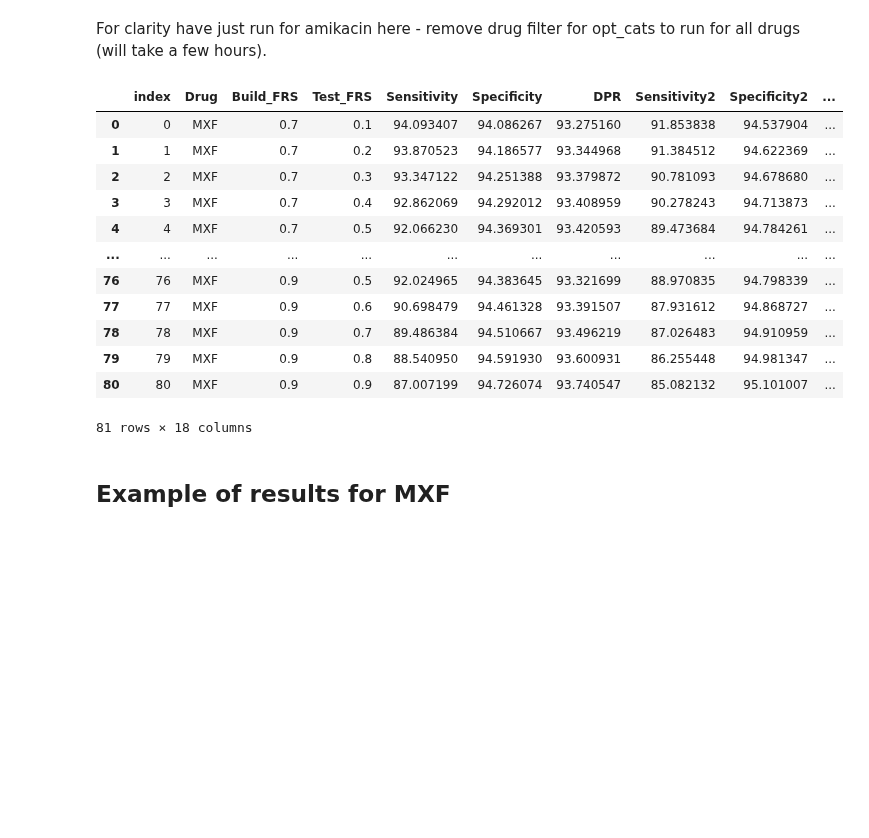
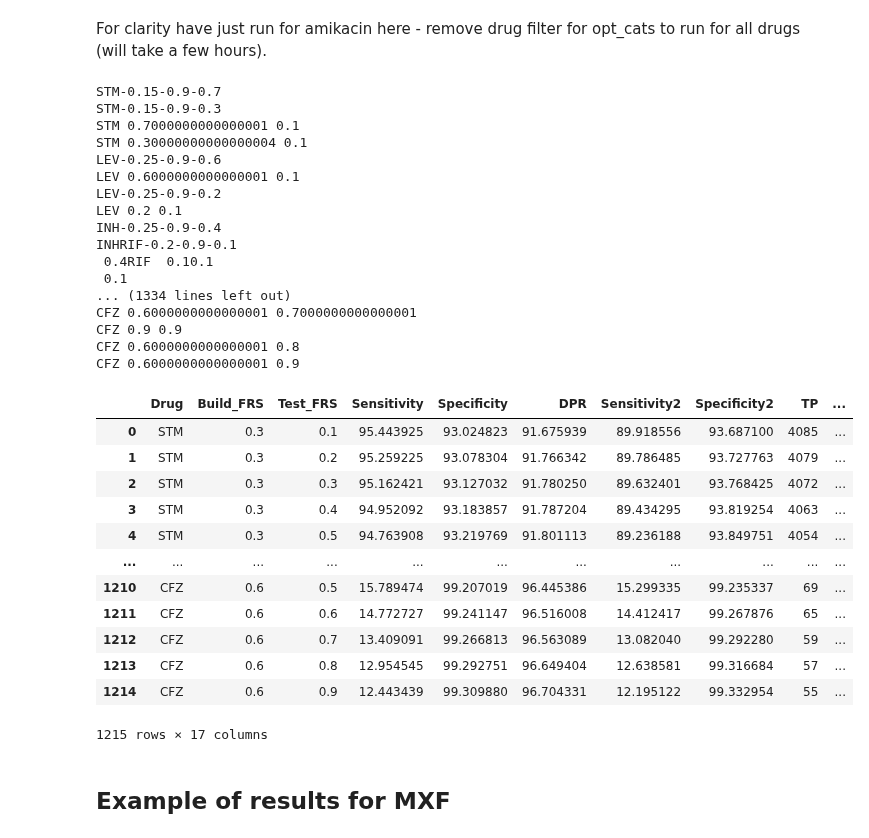
Before and after one commit to fowler-lab/cryptic-catalogues-2025, a Jupyter notebook: 03-scan-frs.ipynb, the cells around one changed output. Drawn from its saved outputs; the diff is of its cells as text; code cells hidden in the pictures; blank space fills up the shorter version.

```diff
--- a/03-scan-frs.ipynb
+++ b/03-scan-frs.ipynb
@@ -49,7 +49,7 @@ with open('data/drug_to_genes.json', 'r') as f:
 run_long_processes = False
 
 # number of cores
-n_cores = 8
+n_cores = 9
 # %%
 #read in optimal catalogues determined in 02-gred-search.ipynb
 opt_cats = pd.read_csv('results/grid_search/opt_cats_MTBC-CRyPTICv1.1.1-2025.8.csv')
@@ -132,19 +132,19 @@ def process_drug_frs(args):
 
     # Build a catalogue for specified drug at specified FRS
     catfile = f"./catalogues/MTBC-CRyPTICv1.1.1-2025.8/frs/{drug.lower()}/bg_{background}_p_{p}_FRS_{np.round(build_FRS,1)}.csv"
-    catalogue = BinaryBuilder(samples=phenotypes, mutations=mutations, frs=build_FRS, seed=drug_genes[drug]['phylogenetic']).build(
-        test='Binomial', background=background, strict_unlock=True, p=p
-    )
+    #catalogue = BinaryBuilder(samples=phenotypes, mutations=mutations, frs=build_FRS, seed=drug_genes[drug]['phylogenetic']).build(
+     #   test='Binomial', background=background, strict_unlock=True, p=p
+    #)
     print(f'{drug}-{background}-{p}-{np.round(build_FRS, 1)}')
-    catalogue.to_piezo(
-        genbank_ref='NC00962.3',
-        catalogue_name=f'{drug}-{background}-{p}-{np.round(build_FRS, 1)}',
-        version='0.0',
-        drug=drug,
-        wildcards=f"./data/wildcards/{drug.lower()}_wildcards.json",
-        json_dumps=True,
-        outfile=catfile
-    )
+    #catalogue.to_piezo(
+    #    genbank_ref='NC00962.3',
+    #    catalogue_name=f'{drug}-{background}-{p}-{np.round(build_FRS, 1)}',
+    #    version='0.0',
+    #    drug=drug,
+    #    wildcards=f"./data/wildcards/{drug.lower()}_wildcards.json",
+    #    json_dumps=True,
+    #    outfile=catfile
+    #)
 
     sens_results[build_FRS], spec_results[build_FRS], cov_results[build_FRS] = {}, {}, {}
     sens2_results[build_FRS], spec2_results[build_FRS] = {}, {}
@@ -160,7 +160,7 @@ def process_drug_frs(args):
             how='left'
         )
         print (drug, build_FRS, test_FRS)
-        cm, cov, sens, ppv, spec, sens2, spec2 = functions.piezo_predict(iso_df=all_data, drug=drug, catalogue_file=catfile)
+        cm, cov, sens, spec, ppv, sens2, spec2 = functions.piezo_predict(iso_df=all_data, drug=drug, catalogue_file=catfile)
 
         TP = cm[0, 0]
         FN = cm[0, 1]
@@ -211,7 +211,7 @@ def convert_to_dataframe(matrix, metric):
 For clarity have just run for amikacin here - remove drug filter for opt_cats to run for all drugs (will take a few hours).
 # %%
 #remve to run for all drugs
-opt_cats = opt_cats[opt_cats.DRUG=='MXF']
+#opt_cats = opt_cats[opt_cats.DRUG=='MXF']
 
 # Parallel execution
 if run_long_processes:
@@ -239,46 +239,63 @@ if run_long_processes:
         axis=1
     )
     perf_df.to_csv(
         'results/frs/MTBC-CRyPTICv1.1.1-2025.8_train_perf.csv', index=True
     )
 else:
     perf_df = pd.read_csv(
         'results/frs/MTBC-CRyPTICv1.1.1-2025.8_train_perf.csv'
     )
 
 
 #format results
 perf_df.reset_index(inplace=True)
 catalogued_R, catalogued_S, catalogued_RS = [], [], []
 for i in perf_df.index:
     drug = perf_df['Drug'][i]
     background = opt_cats[opt_cats.DRUG==drug].BACKGROUND_RATE.values[0]
     p = opt_cats[opt_cats.DRUG==drug].conf_level.values[0]
     build_FRS = perf_df['Build_FRS'][i]
     catfile = f"./catalogues/MTBC-CRyPTICv1.1.1-2025.8/frs/{drug.lower()}/bg_{background}_p_{p}_FRS_{np.round(build_FRS,1)}.csv"
     cat = pd.read_csv(catfile)
     catalogued_R.append(cat[(cat.PREDICTION == 'R') & (~cat.MUTATION.str.contains(r'\*'))].MUTATION.nunique())
     catalogued_S.append(cat[(cat.PREDICTION == 'S') & (~cat.MUTATION.str.contains(r'\*'))].MUTATION.nunique())
     catalogued_RS.append(cat[(cat.PREDICTION.isin(['R', 'S'])) & (~cat.MUTATION.str.contains(r'\*'))].MUTATION.nunique())
 perf_df['catalogued_R'] = catalogued_R
 perf_df['catalogued_S'] = catalogued_S
 perf_df['catalogued_RS'] = catalogued_RS
 
 perf_df
 # %% [output]
+STM-0.15-0.9-0.7
+STM-0.15-0.9-0.3
+STM 0.7000000000000001 0.1
+STM 0.30000000000000004 0.1
+LEV-0.25-0.9-0.6
+LEV 0.6000000000000001 0.1
+LEV-0.25-0.9-0.2
+LEV 0.2 0.1
+INH-0.25-0.9-0.4
+INHRIF-0.2-0.9-0.1
+ 0.4RIF  0.10.1
+ 0.1
+... (1334 lines left out)
+CFZ 0.6000000000000001 0.7000000000000001
+CFZ 0.9 0.9
+CFZ 0.6000000000000001 0.8
+CFZ 0.6000000000000001 0.9
-|  | index | Drug | Build_FRS | Test_FRS | Sensitivity | Specificity | DPR | Sensitivity2 | Specificity2 | ... |
-| 0 | 0 | MXF | 0.7 | 0.1 | 94.093407 | 94.086267 | 93.275160 | 91.853838 | 94.537904 | ... |
-| 1 | 1 | MXF | 0.7 | 0.2 | 93.870523 | 94.186577 | 93.344968 | 91.384512 | 94.622369 | ... |
-| 2 | 2 | MXF | 0.7 | 0.3 | 93.347122 | 94.251388 | 93.379872 | 90.781093 | 94.678680 | ... |
-| 3 | 3 | MXF | 0.7 | 0.4 | 92.862069 | 94.292012 | 93.408959 | 90.278243 | 94.713873 | ... |
-| 4 | 4 | MXF | 0.7 | 0.5 | 92.066230 | 94.369301 | 93.420593 | 89.473684 | 94.784261 | ... |
+|  | Drug | Build_FRS | Test_FRS | Sensitivity | Specificity | DPR | Sensitivity2 | Specificity2 | TP | ... |
+| 0 | STM | 0.3 | 0.1 | 95.443925 | 93.024823 | 91.675939 | 89.918556 | 93.687100 | 4085 | ... |
+| 1 | STM | 0.3 | 0.2 | 95.259225 | 93.078304 | 91.766342 | 89.786485 | 93.727763 | 4079 | ... |
+| 2 | STM | 0.3 | 0.3 | 95.162421 | 93.127032 | 91.780250 | 89.632401 | 93.768425 | 4072 | ... |
+| 3 | STM | 0.3 | 0.4 | 94.952092 | 93.183857 | 91.787204 | 89.434295 | 93.819254 | 4063 | ... |
+| 4 | STM | 0.3 | 0.5 | 94.763908 | 93.219769 | 91.801113 | 89.236188 | 93.849751 | 4054 | ... |
 | ... | ... | ... | ... | ... | ... | ... | ... | ... | ... | ... |
-| 76 | 76 | MXF | 0.9 | 0.5 | 92.024965 | 94.383645 | 93.321699 | 88.970835 | 94.798339 | ... |
-| 77 | 77 | MXF | 0.9 | 0.6 | 90.698479 | 94.461328 | 93.391507 | 87.931612 | 94.868727 | ... |
-| 78 | 78 | MXF | 0.9 | 0.7 | 89.486384 | 94.510667 | 93.496219 | 87.026483 | 94.910959 | ... |
-| 79 | 79 | MXF | 0.9 | 0.8 | 88.540950 | 94.591930 | 93.600931 | 86.255448 | 94.981347 | ... |
-| 80 | 80 | MXF | 0.9 | 0.9 | 87.007199 | 94.726074 | 93.740547 | 85.082132 | 95.101007 | ... |
+| 1210 | CFZ | 0.6 | 0.5 | 15.789474 | 99.207019 | 96.445386 | 15.299335 | 99.235337 | 69 | ... |
+| 1211 | CFZ | 0.6 | 0.6 | 14.772727 | 99.241147 | 96.516008 | 14.412417 | 99.267876 | 65 | ... |
+| 1212 | CFZ | 0.6 | 0.7 | 13.409091 | 99.266813 | 96.563089 | 13.082040 | 99.292280 | 59 | ... |
+| 1213 | CFZ | 0.6 | 0.8 | 12.954545 | 99.292751 | 96.649404 | 12.638581 | 99.316684 | 57 | ... |
+| 1214 | CFZ | 0.6 | 0.9 | 12.443439 | 99.309880 | 96.704331 | 12.195122 | 99.332954 | 55 | ... |
-81 rows × 18 columns
+1215 rows × 17 columns
 # %% [markdown]
 ## Example of results for MXF
 # %%
```
Also changed, not shown: parts of 7 cells of this notebook, 4 other files.
